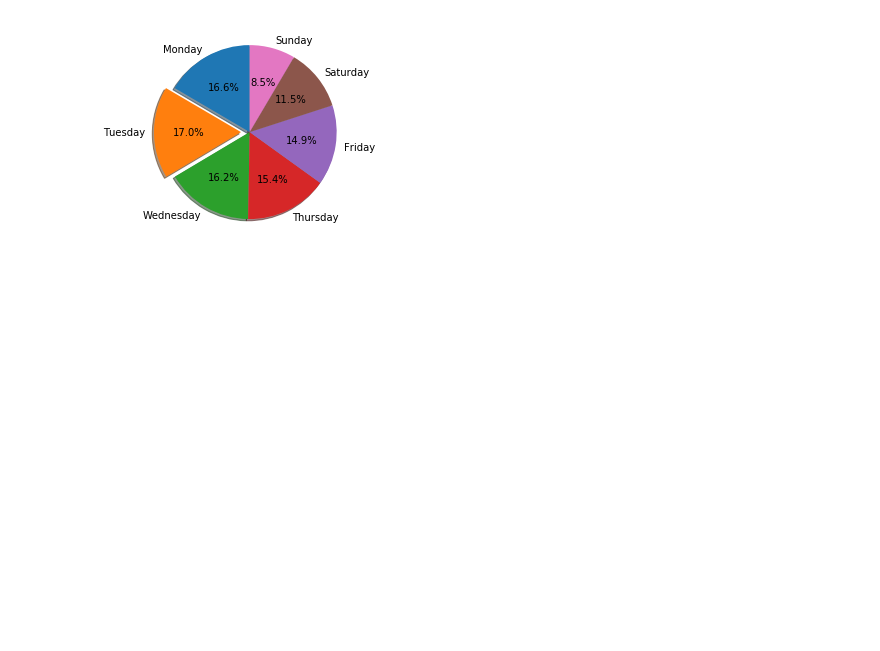
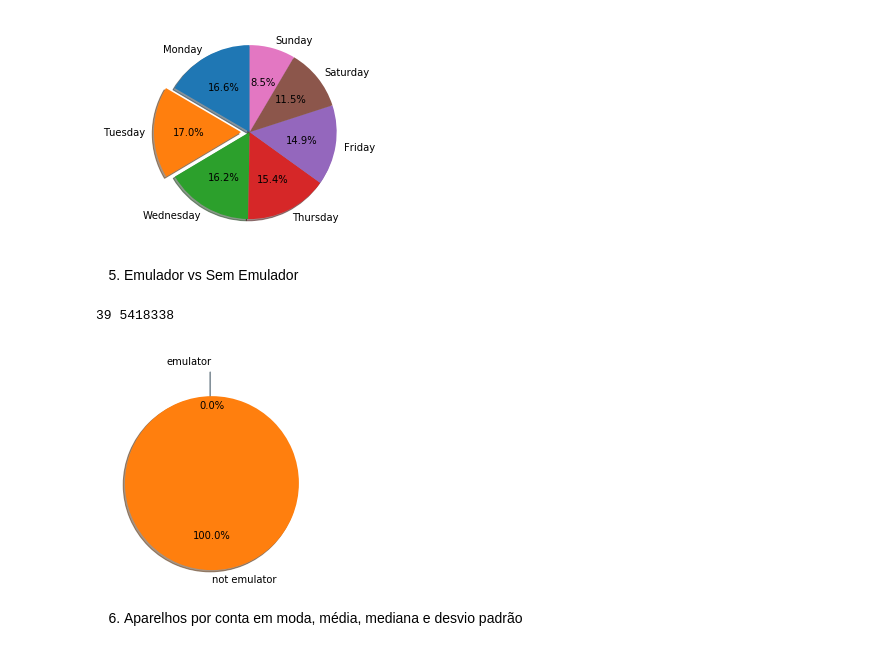
Before and after one commit to mrdedede/Incognia-Project, a Jupyter notebook: graficos.ipynb, the cells around one changed output. Drawn from its saved outputs; the diff is of its cells as text; code cells hidden in the pictures; blank space fills up the shorter version.

```diff
--- a/graficos.ipynb
+++ b/graficos.ipynb
@@ -94,2 +112,22 @@ plt.show()
 # %% [output]
 [figure]
+# %% [markdown]
+5. Emulador vs Sem Emulador
+# %%
+def emulator_graphic(logins):
+    total = logins.shape[0]
+    emulator = logins[logins['is_emulator'] == 1].shape[0]
+    not_emulator = total - emulator
+    labels = ['emulator' , 'not emulator']
+    values = [emulator , not_emulator]
+    print(emulator , not_emulator)
+    pie_chart = plt.subplot()
+    pie_chart.pie(values , labels = labels , explode = (0, 0.3), autopct='%1.1f%%',
+            shadow=True, startangle=90)
+
+emulator_graphic(logins)
+# %% [output]
+39 5418338
+[figure, added]
+# %% [markdown]
+6. Aparelhos por conta em moda, média, mediana e desvio padrão
```
Also changed, not shown: parts of 8 cells of this notebook.
